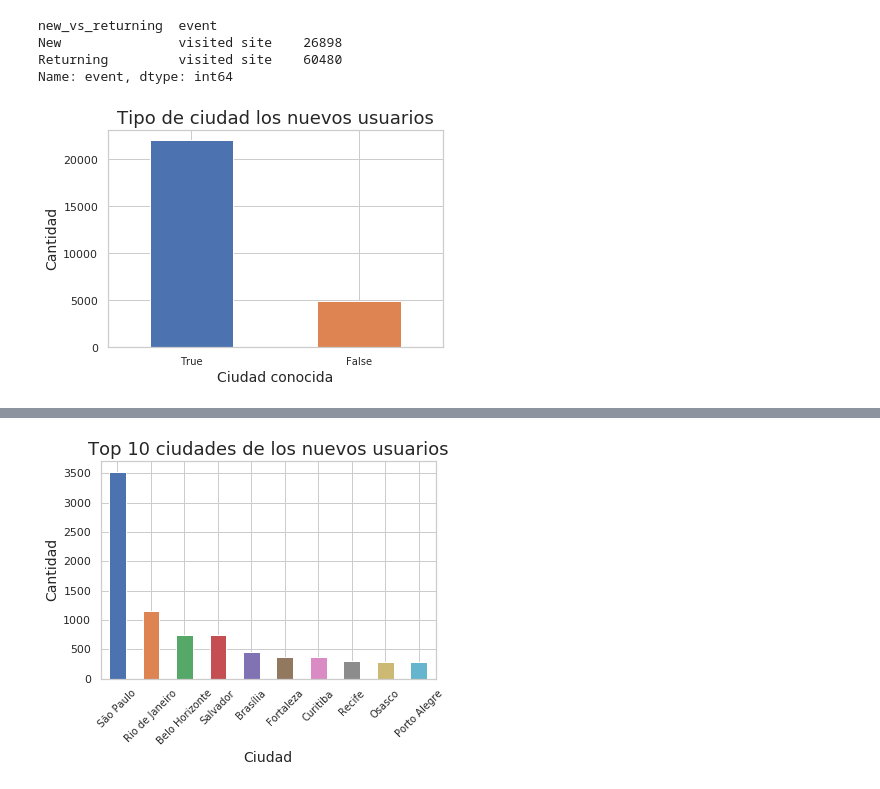
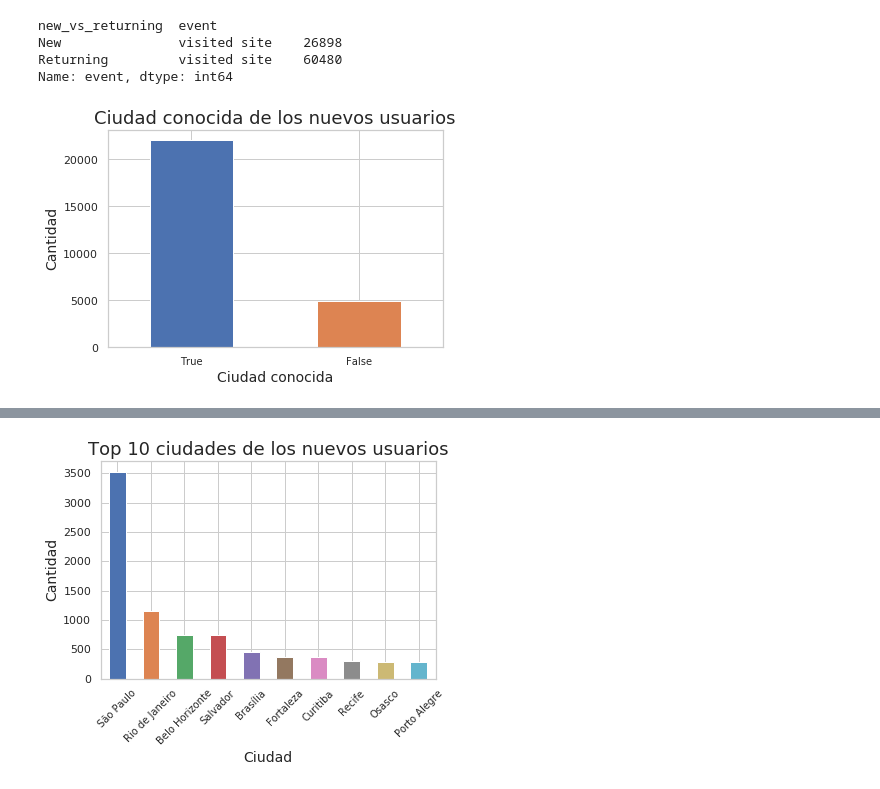
Before and after one commit to jowisaidman/tp1_analisis_exploratorio, a Jupyter notebook: Notebooks/Juli/Resumen/users_analisis.ipynb, the cells around one changed output, grey strips where cells are left out. Saved outputs shown, nothing was run; the diff lists cells and outputs as text; code cells hidden in the pictures.

Commit message:
Cambiado nombre rafico ciudades

```diff
--- a/Notebooks/Juli/Resumen/users_analisis.ipynb
+++ b/Notebooks/Juli/Resumen/users_analisis.ipynb
@@ -110,11 +110,11 @@ unknown_vs_known = unknown_vs_known[['new_vs_returning','city']]
 unknown_vs_known['Known'] = unknown_vs_known['city'] != 'Unknown'
 # %%
 unknown_vs_known_plot = unknown_vs_known['Known'].value_counts().plot.bar()
-unknown_vs_known_plot.set_title('Tipo de ciudad los nuevos usuarios',fontsize = 18)
+unknown_vs_known_plot.set_title('Ciudad conocida de los nuevos usuarios',fontsize = 18)
 unknown_vs_known_plot.set_ylabel('Cantidad',fontsize = 14)
 unknown_vs_known_plot.set_xlabel('Ciudad conocida',fontsize = 14)
 unknown_vs_known_plot.set_xticklabels(unknown_vs_known_plot.get_xticklabels(), rotation = 0, fontsize = 10);
 # %% [output]
-[figure, old version]
+[figure, new version]
 # %%
 new_users = new_vs_returning[(new_vs_returning['new_vs_returning'] == 'New') & (new_vs_returning['city'] != 'Unknown')]
```
Also changed, not shown: parts of 1 cell of this notebook.
